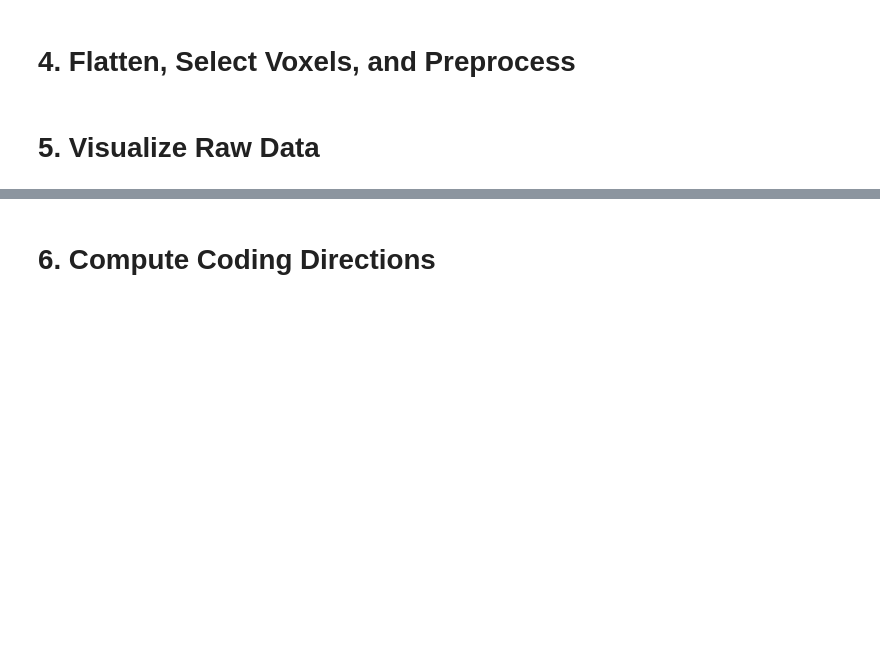
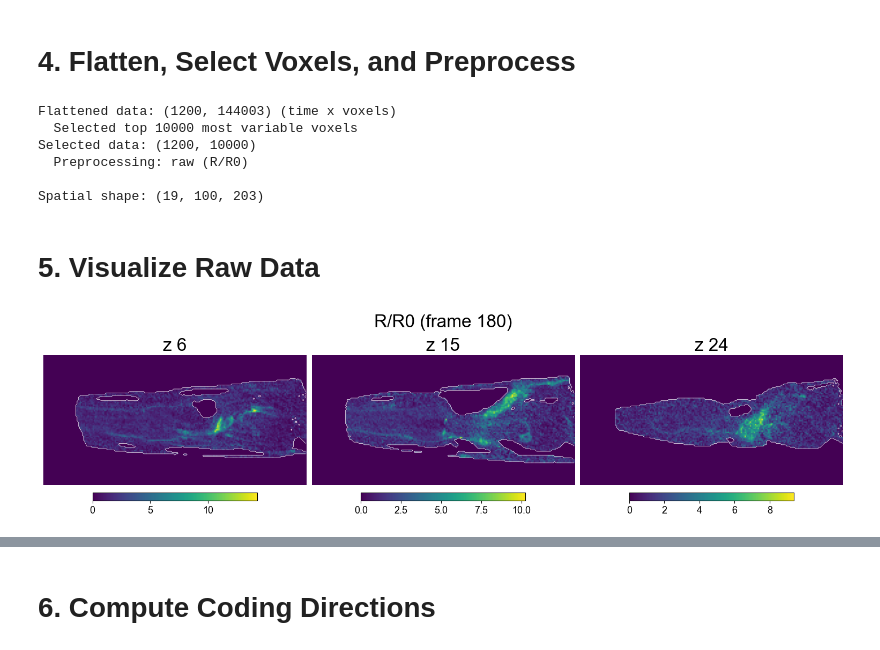
Before and after one commit to MunibH/g5ht-pipeline, a Jupyter notebook: coding_directions.ipynb, the cells around one changed output, grey strips where cells are left out. Drawn from its saved outputs; the diff is of its cells as text; code cells hidden in the pictures; blank space fills up the shorter version.

```diff
--- a/coding_directions.ipynb
+++ b/coding_directions.ipynb
@@ -21,7 +21,7 @@ from scipy import stats
 %matplotlib widget
 
 # Configure matplotlib
-font = {'family': 'Arial', 'weight': 'normal', 'size': 14}
+font = {'family': 'Arial', 'weight': 'normal', 'size': 20}
 matplotlib.rc('font', **font)
 
 # ============================================================================
@@ -46,9 +46,10 @@ class Config:
     # Preprocessing
     rfp_thresh: float = 50  # RFP intensity threshold for mask
     keep_width: Tuple[int, int] = (25, 228)  # X-range to keep
+    zero_prob_thresh: float = 1 # in percent, masks voxels that are zero more than this percent of timepoints. registered data has regions of the worm cut off that are inside the mask and vary across z-planes and recording
 
     # Analysis options
-    top_n_voxels: Optional[int] = None  # None = use all voxels, int = use top N most variable
+    top_n_voxels: Optional[int] = 10000  # None = use all voxels, int = use top N most variable
     preprocess_method: Literal['raw', 'zscore', 'center'] = 'raw'  # 'raw' = R/R0, 'zscore', 'center' = mean-centered
 
 config = Config()
@@ -131,6 +136,22 @@ def preprocess_data(data: Dict[str, np.ndarray], config: Config) -> Dict[str, np
     mask_updated = mask.copy()
     mask_updated[rfp_mean < config.rfp_thresh] = 0
 
+    # Update mask based on zero probability threshold
+    # Remove voxels that are zero more than zero_prob_threshold% of the time
+    # First apply mask to g5 before computing zero probability (so we only count zeros within the mask)
+    g5_masked = g5 * mask[np.newaxis, :, :, :]
+    zero_mask = (g5_masked == 0)  # Shape: (T, Z, H, W)
+    zero_prob = np.mean(zero_mask, axis=0)  # Shape: (Z, H, W), fraction (0-1)
+    # Set zero probability to NaN for voxels outside the worm mask
+    zero_prob[mask == 0] = np.nan
+
+    # Create a mask for voxels that are good (zero less than threshold fraction of time)
+    good_voxel_mask = zero_prob < (config.zero_prob_thresh / 100)  # Convert threshold from percent to fraction
+
+    # Update the mask to exclude bad voxels
+    mask_updated = mask_updated & good_voxel_mask
+
+    print(f"  Removed {np.sum(~good_voxel_mask & (mask > 0))} voxels with >{config.zero_prob_thresh}% zeros")
     # Apply mask to g5
     g5 = g5 * mask_updated[np.newaxis, :, :]
 
@@ -1101,15 +1162,24 @@ g5_preprocessed = apply_preprocessing(g5_selected, config.preprocess_method)
 # Store spatial shape for later (for reshaping coding directions)
 spatial_shape = (g5_4d.shape[1], g5_4d.shape[2], g5_4d.shape[3])  # (z, h, w)
 print(f"\nSpatial shape: {spatial_shape}")
+# %% [output]
+Flattened data: (1200, 144003) (time x voxels)
+  Selected top 10000 most variable voxels
+Selected data: (1200, 10000)
+  Preprocessing: raw (R/R0)
+
+Spatial shape: (19, 100, 203)
 # %% [markdown]
 # 5. Visualize Raw Data
 # %%
-%matplotlib qt
+%matplotlib inline
 plt.close('all')
 
 # Plot representative z-slices at a chosen frame
-frame_to_show = 150
-fig1 = plot_representative_slices(g5_4d, z_with_roi, frame=frame_to_show, title="R/R0")
+frame_to_show = 180
+fig1 = plot_representative_slices(g5_4d, z_with_roi, mask_3d, frame=frame_to_show, title="R/R0")
 plt.show()
+# %% [output]
+[figure, added]
 # %%
 # Plot voxel heatmap over time (for selected voxels)
```
Also changed, not shown: parts of 17 cells of this notebook, 2 other files.
